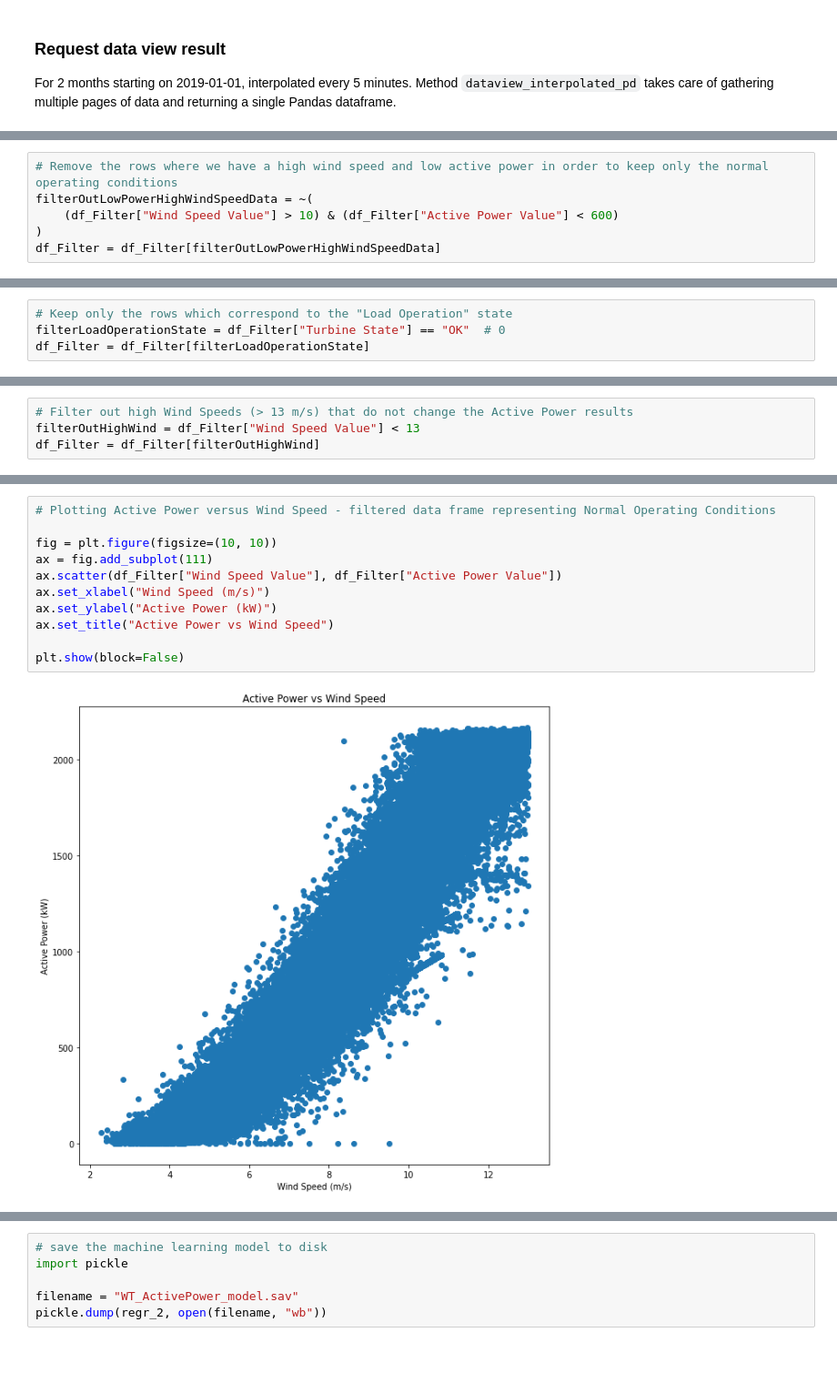
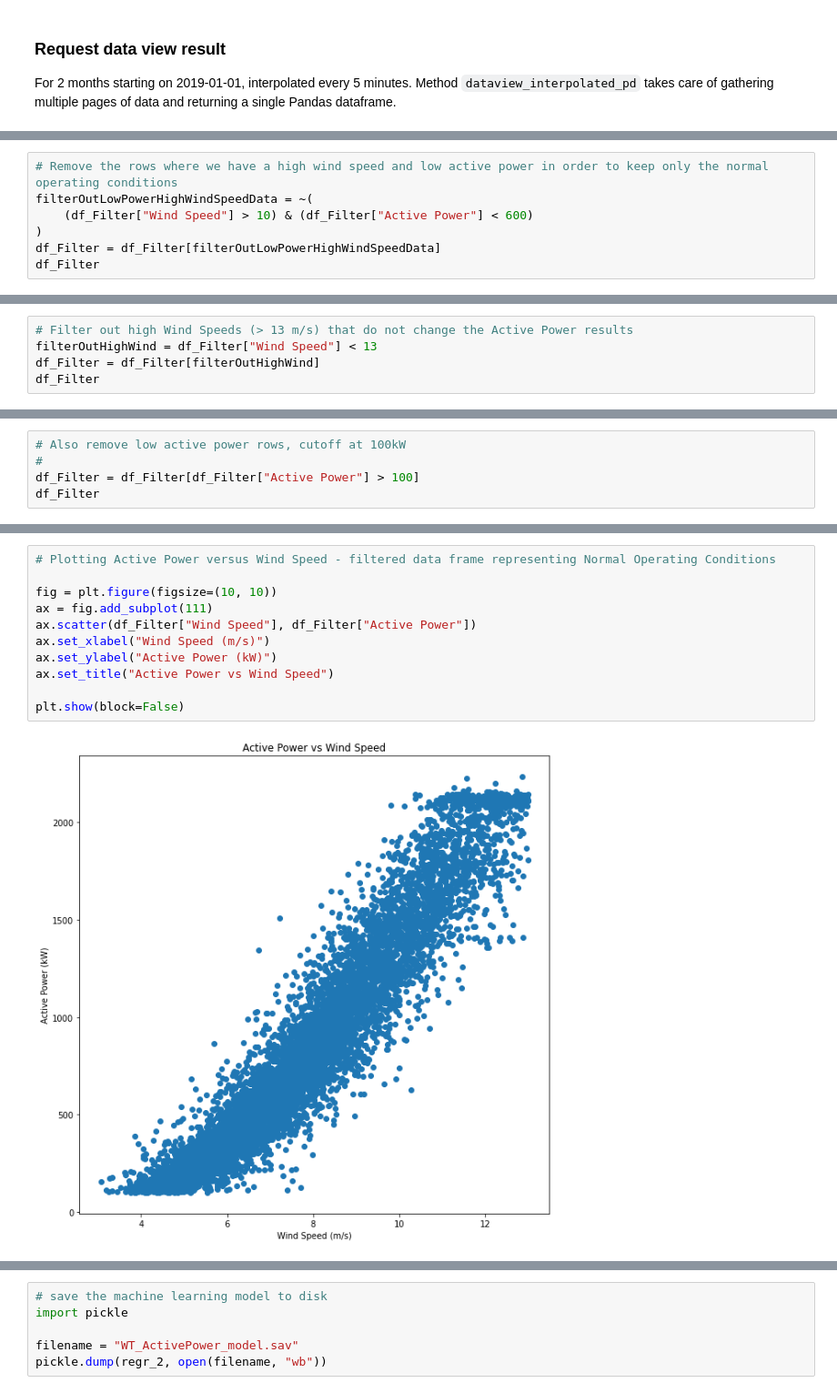
Before and after one commit to camlf/academic-hub, a Jupyter notebook: learning_modules/brewery/Wind_Farm_Academic_Hub.ipynb, the cells around one changed output, grey strips where cells are left out. Shown at 91% size. Drawn from its saved outputs; the diff is of its cells as text; blank space fills up the shorter version.

```diff
--- a/learning_modules/brewery/Wind_Farm_Academic_Hub.ipynb
+++ b/learning_modules/brewery/Wind_Farm_Academic_Hub.ipynb
@@ -417,6 +422,7 @@ df_Filter
 # %%
 # Remove the rows where we have a high wind speed and low active power in order to keep only the normal operating conditions
 filterOutLowPowerHighWindSpeedData = ~(
-    (df_Filter["Wind Speed Value"] > 10) & (df_Filter["Active Power Value"] < 600)
+    (df_Filter["Wind Speed"] > 10) & (df_Filter["Active Power"] < 600)
 )
 df_Filter = df_Filter[filterOutLowPowerHighWindSpeedData]
+df_Filter
@@ -439,4 +442,0 @@ df_Filter
-# %%
-# Keep only the rows which correspond to the "Load Operation" state
-filterLoadOperationState = df_Filter["Turbine State"] == "OK"  # 0
-df_Filter = df_Filter[filterLoadOperationState]
@@ -459,4 +443,5 @@ df_Filter
 # %%
 # Filter out high Wind Speeds (> 13 m/s) that do not change the Active Power results
-filterOutHighWind = df_Filter["Wind Speed Value"] < 13
+filterOutHighWind = df_Filter["Wind Speed"] < 13
 df_Filter = df_Filter[filterOutHighWind]
+df_Filter
@@ -478,0 +462,5 @@ df_Filter
+# %%
+# Also remove low active power rows, cutoff at 100kW
+#
+df_Filter = df_Filter[df_Filter["Active Power"] > 100]
+df_Filter
@@ -479,16 +481,16 @@ df_Filter
 # %%
 # Plotting Active Power versus Wind Speed - filtered data frame representing Normal Operating Conditions
 
 fig = plt.figure(figsize=(10, 10))
 ax = fig.add_subplot(111)
-ax.scatter(df_Filter["Wind Speed Value"], df_Filter["Active Power Value"])
+ax.scatter(df_Filter["Wind Speed"], df_Filter["Active Power"])
 ax.set_xlabel("Wind Speed (m/s)")
 ax.set_ylabel("Active Power (kW)")
 ax.set_title("Active Power vs Wind Speed")
 
 plt.show(block=False)
 # %% [output]
-[figure, old version]
+[figure, new version]
 # %%
 # Prepare the training & testing/scoring data sets, and split them randomly
 from sklearn.model_selection import train_test_split
```
Also changed, not shown: parts of 40 cells of this notebook, 3 other files.
